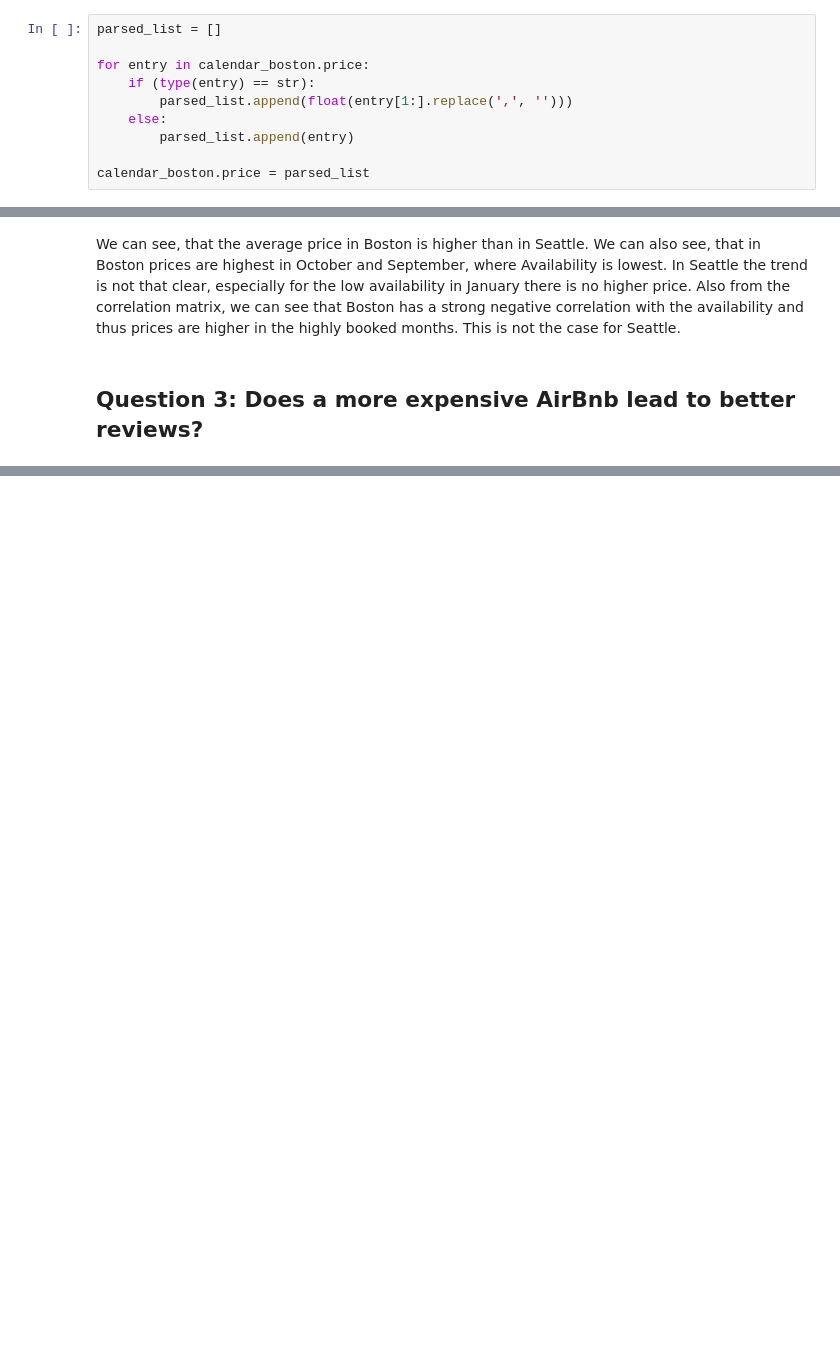
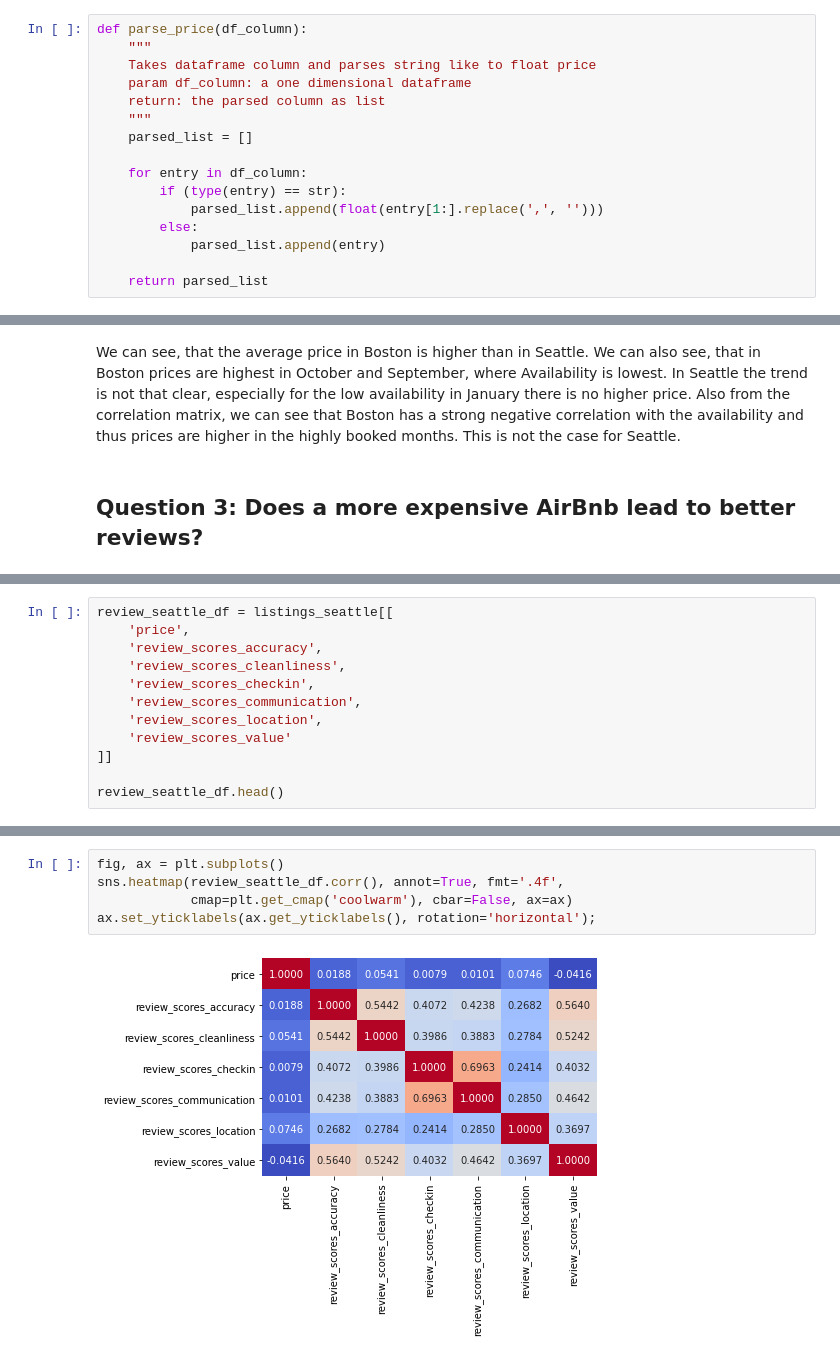
Before and after one commit to foxriver76/airbnb_analysis, a Jupyter notebook: analyze.ipynb, the cells around one changed output, grey strips where cells are left out. Saved outputs shown, nothing was run; the diff lists cells and outputs as text; blank space fills up the shorter version.

```diff
--- a/analyze.ipynb
+++ b/analyze.ipynb
@@ -250,12 +251,18 @@ except:
 # %% [output]
 the dollar sign is not parseable so lets custom parse it
 # %%
-parsed_list = []
+def parse_price(df_column):
+    """
+    Takes dataframe column and parses string like to float price
+    param df_column: a one dimensional dataframe
+    return: the parsed column as list
+    """
+    parsed_list = []
 
-for entry in calendar_boston.price:
-    if (type(entry) == str):
-        parsed_list.append(float(entry[1:].replace(',', '')))
-    else:
-        parsed_list.append(entry)
+    for entry in df_column:
+        if (type(entry) == str):
+            parsed_list.append(float(entry[1:].replace(',', '')))
+        else:
+            parsed_list.append(entry)
 
-calendar_boston.price = parsed_list
+    return parsed_list
@@ -345,0 +401,12 @@ We can also see, that in Boston prices are highest in October and September, whe
+# %%
+review_seattle_df = listings_seattle[[
+    'price',
+    'review_scores_accuracy',
+    'review_scores_cleanliness',
+    'review_scores_checkin',
+    'review_scores_communication',
+    'review_scores_location',
+    'review_scores_value'
+]]
+
+review_seattle_df.head()
@@ -345,0 +455,7 @@ We can also see, that in Boston prices are highest in October and September, whe
+# %%
+fig, ax = plt.subplots()
+sns.heatmap(review_seattle_df.corr(), annot=True, fmt='.4f',
+            cmap=plt.get_cmap('coolwarm'), cbar=False, ax=ax)
+ax.set_yticklabels(ax.get_yticklabels(), rotation='horizontal');
+# %% [output]
+[figure, added]
```
Also changed, not shown: parts of 13 cells of this notebook, 1 other file.
